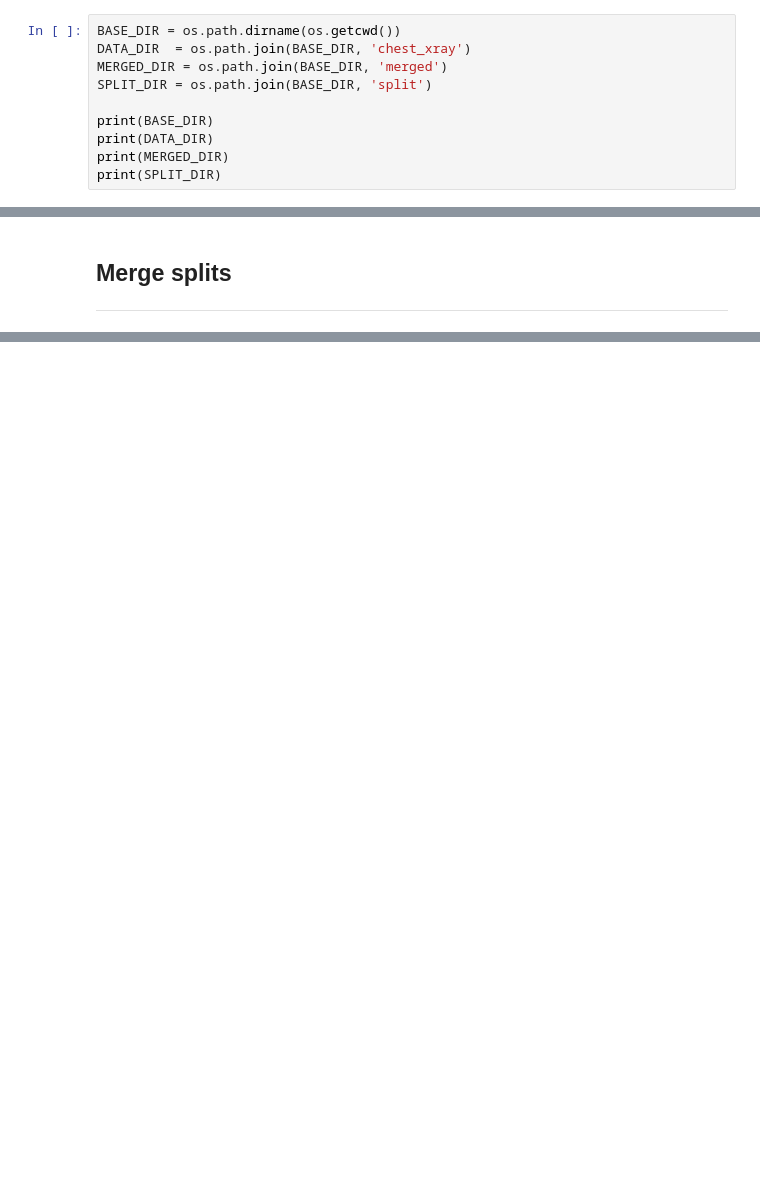
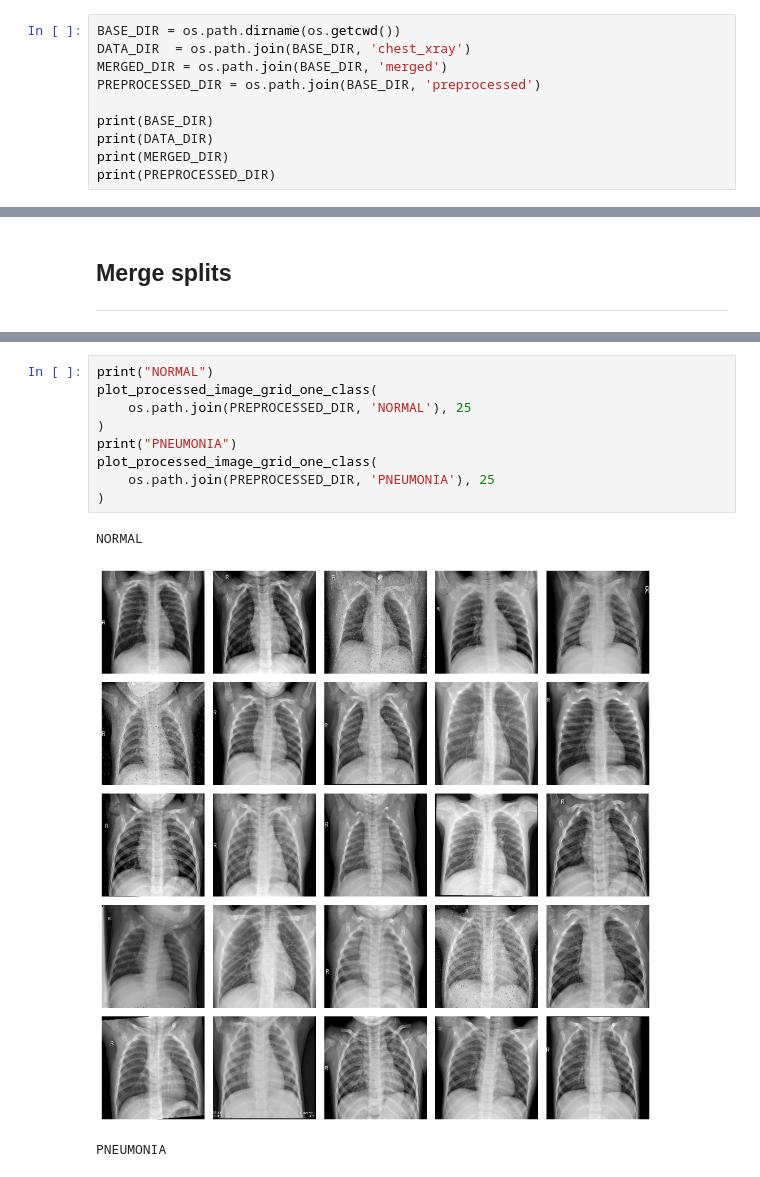
Before and after one commit to KonsKons26/Img_analysis_assignment_2, a Jupyter notebook: notebooks/preprocessing.ipynb, the cells around one changed output, grey strips where cells are left out. Saved outputs shown, nothing was run; the diff lists cells and outputs as text; blank space fills up the shorter version.

```diff
--- a/notebooks/preprocessing.ipynb
+++ b/notebooks/preprocessing.ipynb
@@ -18,12 +18,12 @@ print(sys.path[-1])
 BASE_DIR = os.path.dirname(os.getcwd())
 DATA_DIR  = os.path.join(BASE_DIR, 'chest_xray')
 MERGED_DIR = os.path.join(BASE_DIR, 'merged')
-SPLIT_DIR = os.path.join(BASE_DIR, 'split')
+PREPROCESSED_DIR = os.path.join(BASE_DIR, 'preprocessed')
 
 print(BASE_DIR)
 print(DATA_DIR)
 print(MERGED_DIR)
-print(SPLIT_DIR)
+print(PREPROCESSED_DIR)
 # %% [output]
 /home/cotsios/dsit/2nd-semester/im-anal-and-proc/Img_analysis_assignment_2
 /home/cotsios/dsit/2nd-semester/im-anal-and-proc/Img_analysis_assignment_2/chest_xray
@@ -106,0 +60,13 @@ plot_image_grid_all_subsets(
+# %%
+print("NORMAL")
+plot_processed_image_grid_one_class(
+    os.path.join(PREPROCESSED_DIR, 'NORMAL'), 25
+)
+print("PNEUMONIA")
+plot_processed_image_grid_one_class(
+    os.path.join(PREPROCESSED_DIR, 'PNEUMONIA'), 25
+)
+# %% [output]
+NORMAL
+[figure, added]
+PNEUMONIA
```
Also changed, not shown: parts of 14 cells of this notebook, 7 other files.
